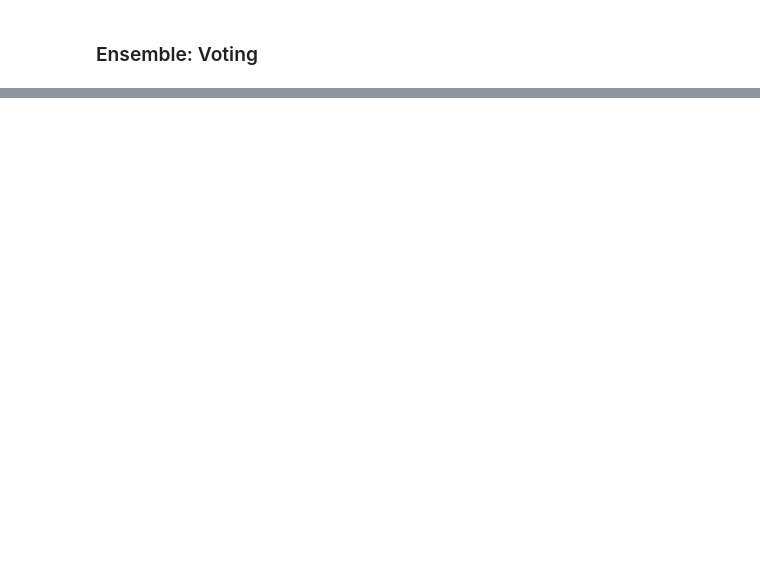
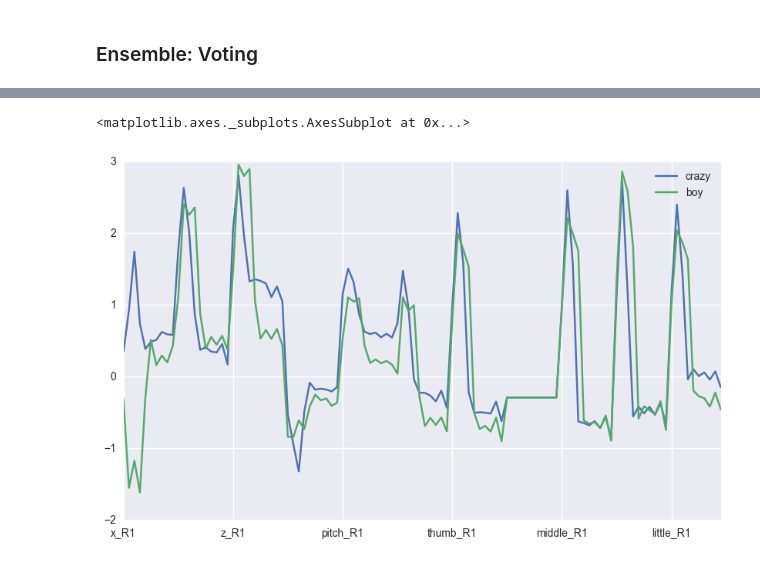
Before and after one commit to anurag-gandhi/Machine-Learning-Course-Project, a Jupyter notebook: Models.ipynb, the cells around one changed output, grey strips where cells are left out. Cells and saved outputs as stored; diff of their text form; code cells hidden in the pictures; blank space fills up the shorter version.

```diff
--- a/Models.ipynb
+++ b/Models.ipynb
@@ -114,8 +116,8 @@ See the caveats in the documentation: http://pandas.pydata.org/pandas-docs/stabl
 # %% [markdown]
 ## Right Hand Meta Features
 # %%
-df = signs_all_ts
-df2 = signs_flat
+df = signs_all_ts.copy()
+df2 = signs_flat.copy()
 df.ID = df.ID.astype(str)
 df['ID'] = df['folder'] + df['label'] + df['ID']
 
@@ -147,6 +149,7 @@ for col in extracted_features.columns:
 candidates = ['mean_autocorrelation', 'absolute_sum_of_changes', 'large_number_of_peaks', 'skewness',
               'thumb_R_symmetry_looking','fore_R_symmetry_looking','little_R_symmetry_looking',
               'mean_second_derivate_central', 'last_location_of_maximum',
+              'first_location_of_maximum',  'sample_entropy'
              ]
 filtered_features = list(extract_features(df_R,
                                       column_id="ID",
@@ -263,0 +295,5 @@ def eclf_predict(X, y, clf1, clf2, clf3, clf4):
+# %%
+X = X.sort_index()
+y = y.sort_index()
+X_train, X_test, y_train, y_test = train_test_split(X, y['label'], test_size=0.25, random_state=32)
+clf1, clf2, clf3, clf4 = eclf_fit(X_train, y_train)
@@ -263,0 +419,7 @@ def eclf_predict(X, y, clf1, clf2, clf3, clf4):
+# %%
+%matplotlib inline
+ax = X.ix[:,110:220].ix['tctodd1crazy1.0'].plot(figsize=(10,6), legend='crazy', label='crazy')
+X.ix[:,110:220].ix['tctodd1boy1.0'].plot(ax=ax, figsize=(10,6), label='boy', legend='boy')
+# %% [output]
+<matplotlib.axes._subplots.AxesSubplot at 0x...>
+[figure, added]
```
Also changed, not shown: parts of 28 cells of this notebook.
